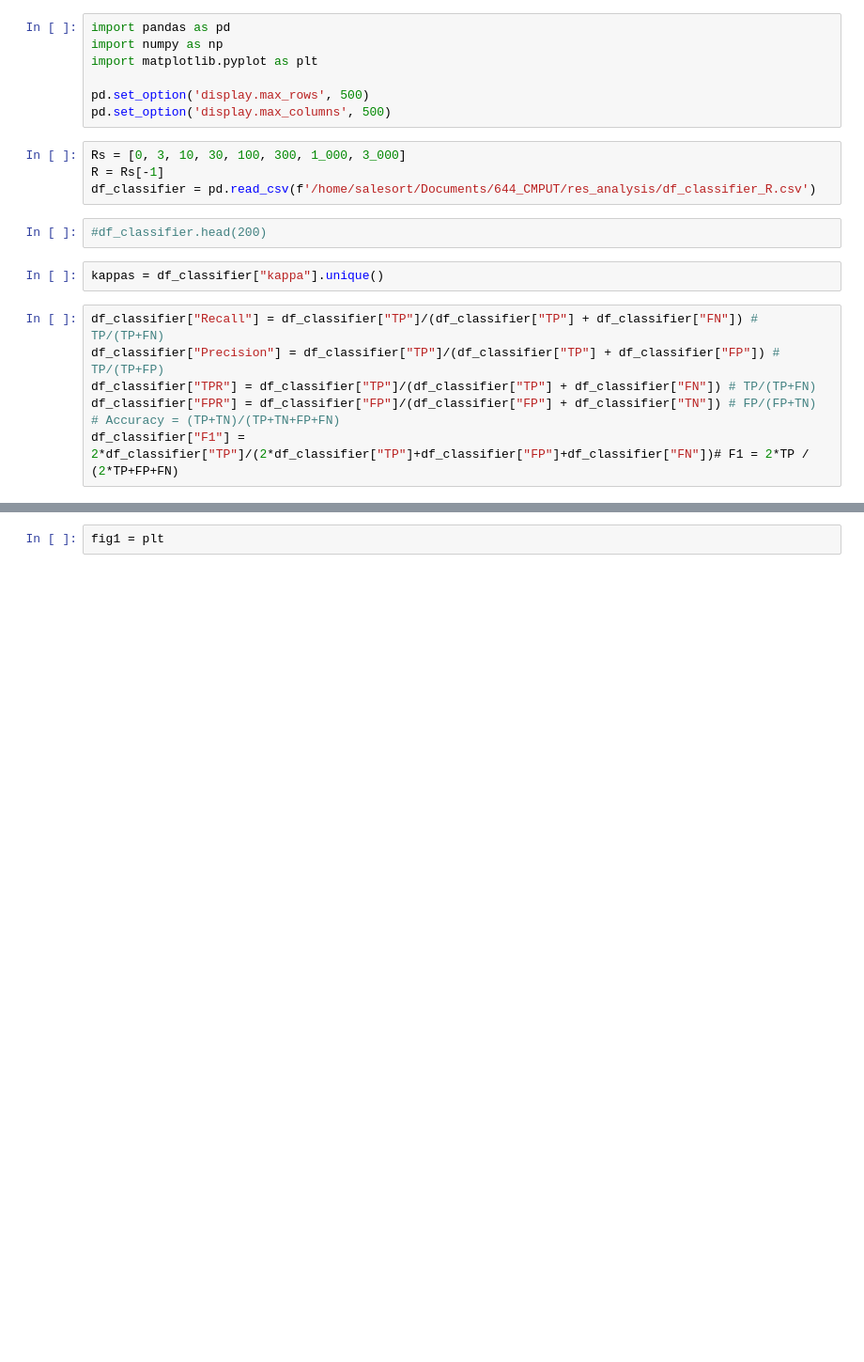
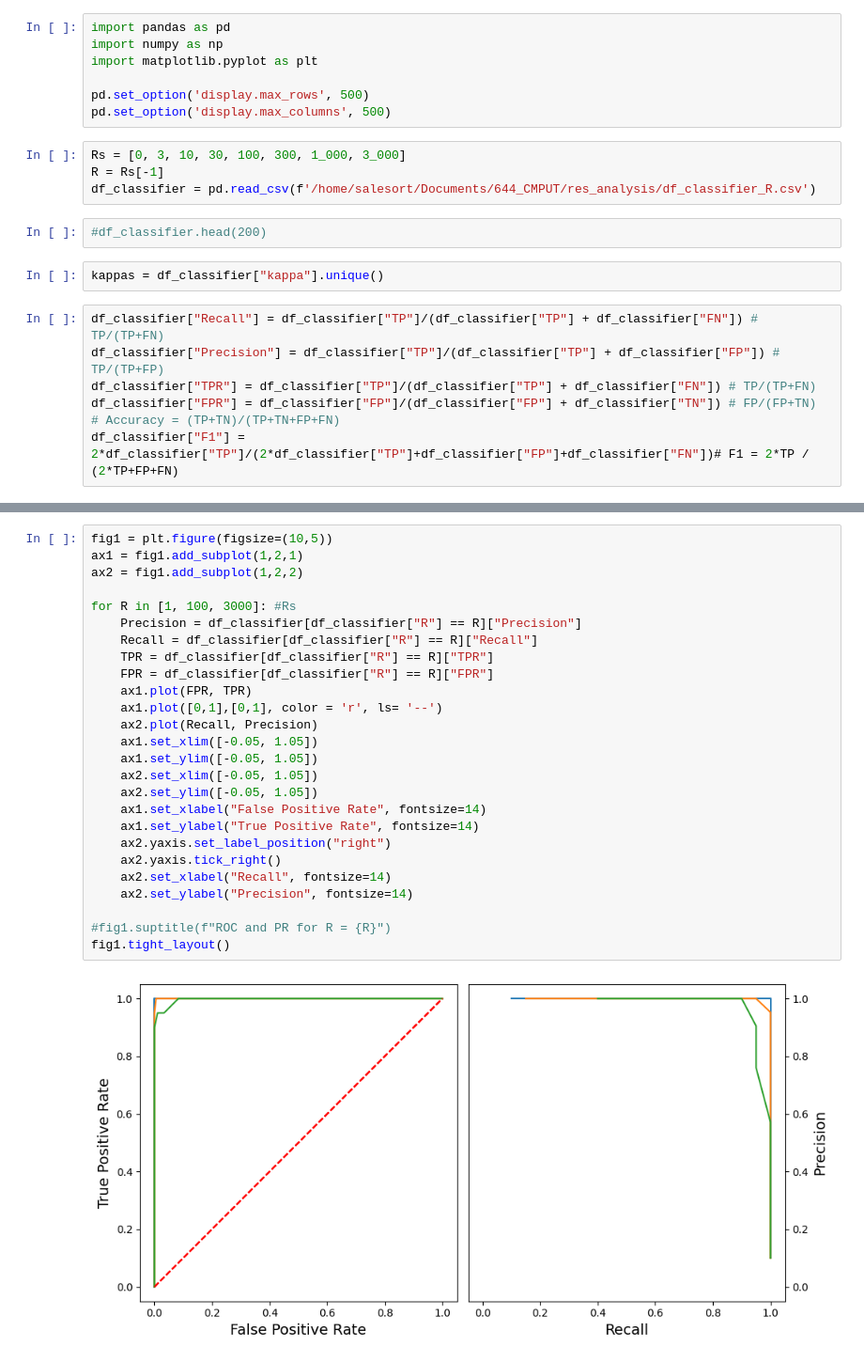
Before and after one commit to afrin-afia/project_644, a Jupyter notebook: DetectionStats/Step3_Visualization.ipynb, the cells around one changed output, grey strips where cells are left out. Shown: that part at 94% size. Saved outputs shown, nothing was run; the diff lists cells and outputs as text; blank space fills up the shorter version.

```diff
--- a/DetectionStats/Step3_Visualization.ipynb
+++ b/DetectionStats/Step3_Visualization.ipynb
@@ -48,2 +53,28 @@ ax1.legend(loc="upper right")
 # %%
-fig1 = plt
+fig1 = plt.figure(figsize=(10,5))
+ax1 = fig1.add_subplot(1,2,1)
+ax2 = fig1.add_subplot(1,2,2)
+
+for R in [1, 100, 3000]: #Rs
+    Precision = df_classifier[df_classifier["R"] == R]["Precision"]
+    Recall = df_classifier[df_classifier["R"] == R]["Recall"]
+    TPR = df_classifier[df_classifier["R"] == R]["TPR"]
+    FPR = df_classifier[df_classifier["R"] == R]["FPR"]
+    ax1.plot(FPR, TPR)
+    ax1.plot([0,1],[0,1], color = 'r', ls= '--')
+    ax2.plot(Recall, Precision)
+    ax1.set_xlim([-0.05, 1.05])
+    ax1.set_ylim([-0.05, 1.05])
+    ax2.set_xlim([-0.05, 1.05])
+    ax2.set_ylim([-0.05, 1.05])
+    ax1.set_xlabel("False Positive Rate", fontsize=14)
+    ax1.set_ylabel("True Positive Rate", fontsize=14)
+    ax2.yaxis.set_label_position("right")
+    ax2.yaxis.tick_right()
+    ax2.set_xlabel("Recall", fontsize=14)
+    ax2.set_ylabel("Precision", fontsize=14)
+
+#fig1.suptitle(f"ROC and PR for R = {R}")
+fig1.tight_layout()
+# %% [output]
+[figure, added]
```
Also changed, not shown: parts of 3 cells of this notebook, 1 other file.
